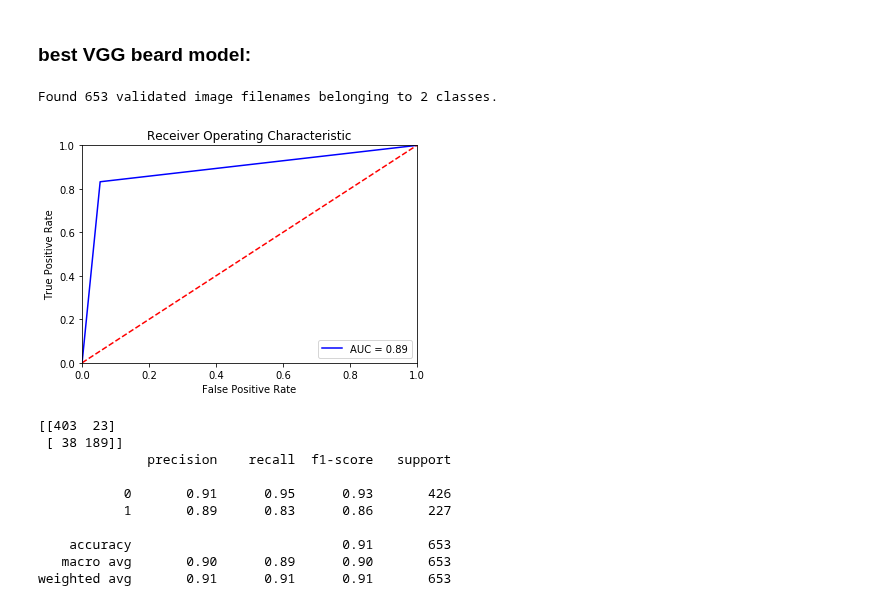
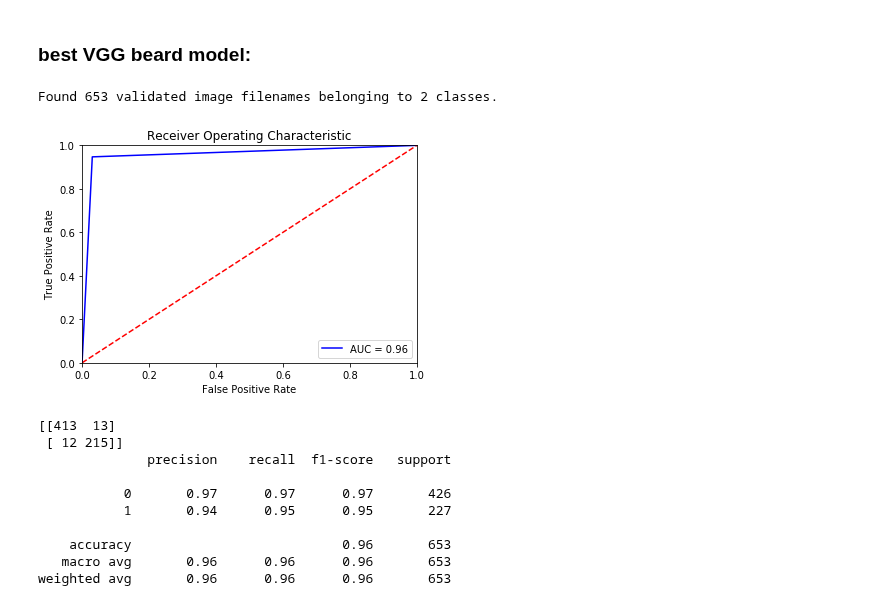
Before and after one commit to mzhou356/img2recommender, a Jupyter notebook: notebooks/Generic_Model_Tuning.ipynb, the cells around one changed output. Cells and saved outputs as stored; diff of their text form; code cells hidden in the pictures.

Commit message:
Update Vgg16 beard weights

```diff
--- a/notebooks/Generic_Model_Tuning.ipynb
+++ b/notebooks/Generic_Model_Tuning.ipynb
@@ -286,5 +291,5 @@ def train_top_model(train_df, test_df, epoch, batch_size, label, model_type,resc
 # %% [markdown]
 #### run train_top_model and save results in tuning_data
 # %%
-train_top_model(train_df, test_df, 50, 16, 'hat','resnet50',None,preprocess_input,target_size=(224,224))
+train_top_model(train_df, test_df, 50, 16, 'beard','vgg16',1./255,vgg16_preprocess.preprocess_input,target_size=(150,150))
 # %% [output]
@@ -588,19 +602,18 @@ weighted avg       0.95      0.95      0.95       653
 ### best VGG beard model:
 # %%
 model_testing(df,'../tuning_data/VGG_16_tuning/vgg_model.json',
-              '../tuning_data/VGG_16_tuning/best_vgg_model_beard.h5',
-              'beard',(150,150), old = True)
-# best model (old model)
+              '../tuning_data/VGG_16_tuning/best_vgg16_model_beard.h5',
+              'beard',(150,150), old = False, preprocess_func=vgg16_preprocess.preprocess_input,rescale=1./255)
 # %% [output]
 Found 653 validated image filenames belonging to 2 classes.
-[figure, old version]
+[figure, new version]
-[[403  23]
- [ 38 189]]
+[[413  13]
+ [ 12 215]]
               precision    recall  f1-score   support
 
-           0       0.91      0.95      0.93       426
-           1       0.89      0.83      0.86       227
+           0       0.97      0.97      0.97       426
+           1       0.94      0.95      0.95       227
 
-    accuracy                           0.91       653
-   macro avg       0.90      0.89      0.90       653
-weighted avg       0.91      0.91      0.91       653
+    accuracy                           0.96       653
+   macro avg       0.96      0.96      0.96       653
+weighted avg       0.96      0.96      0.96       653
```
Also changed, not shown: parts of 14 cells of this notebook, 2 other files.
